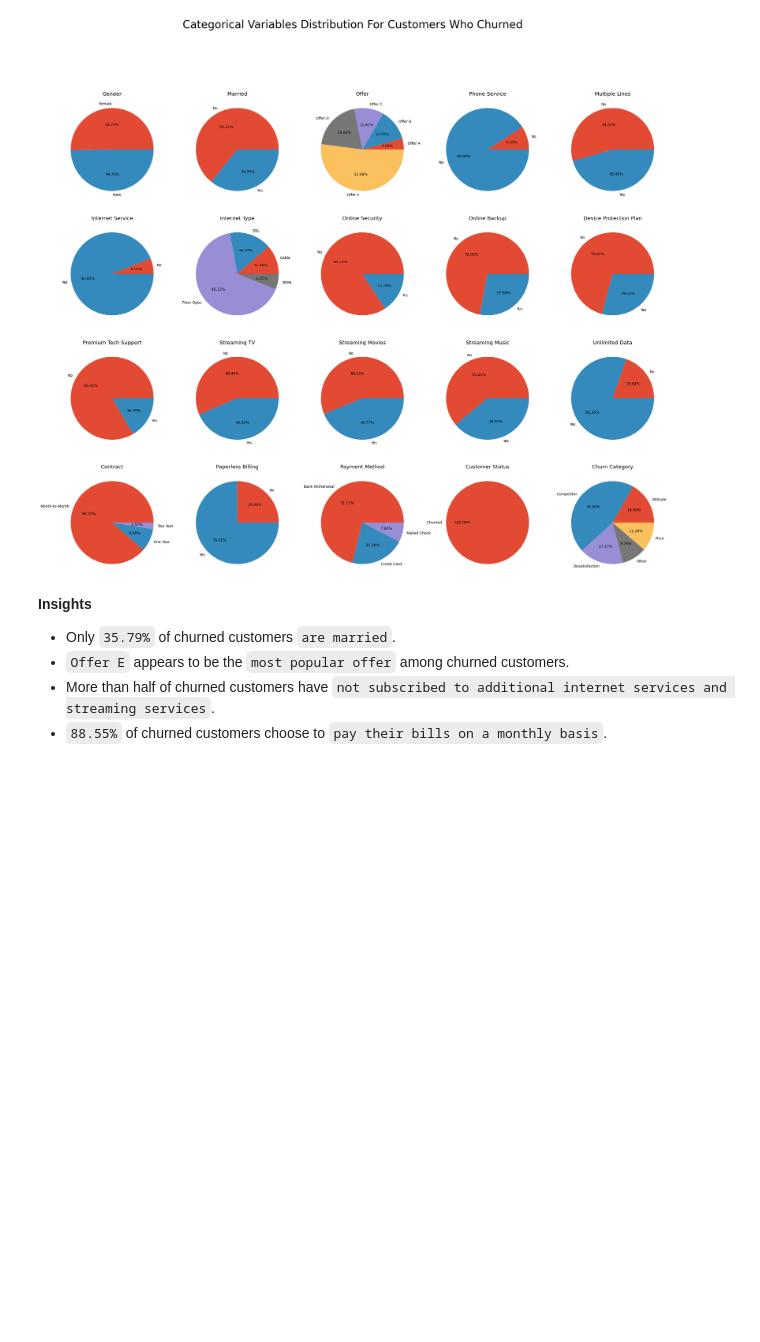
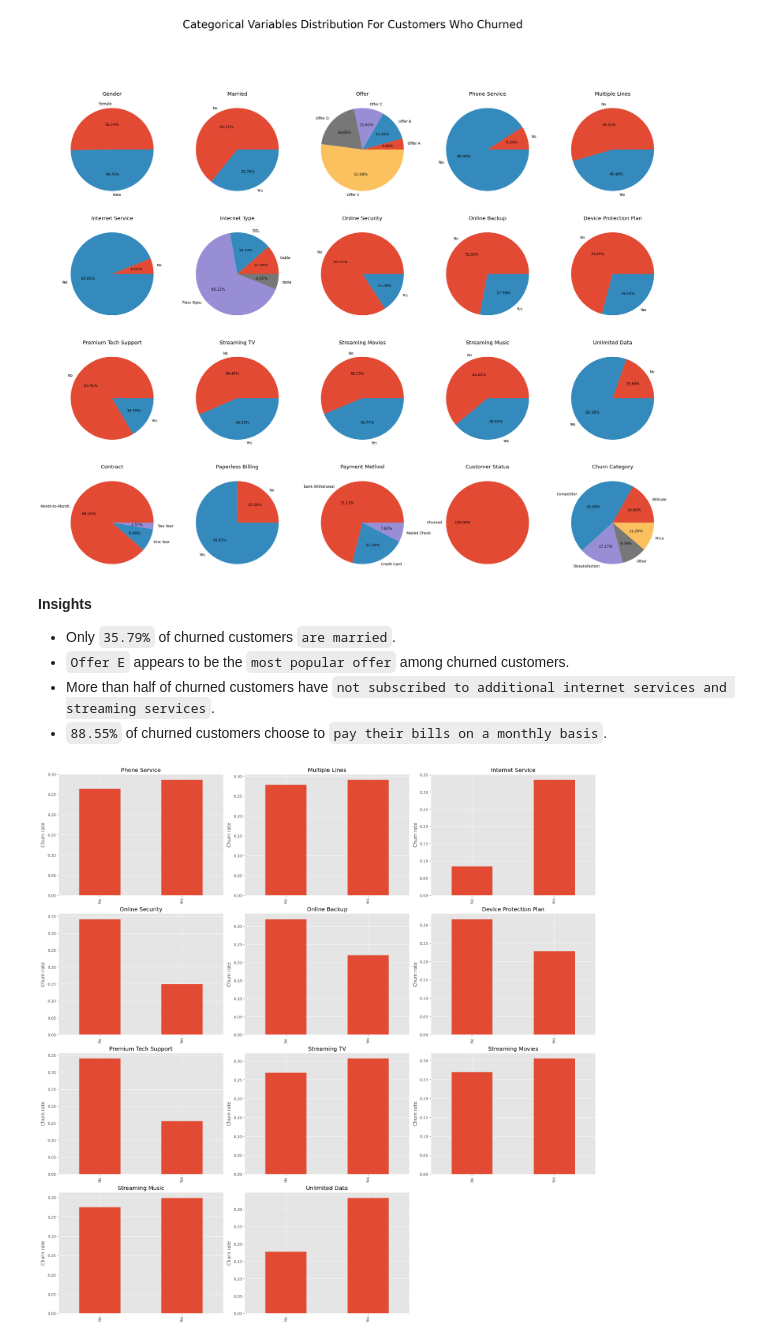
Before and after one commit to bhutto17/Telecom-Churn-Analysis, a Jupyter notebook: Telecom_Churn_Analysis.ipynb, the cells around one changed output. Saved outputs shown, nothing was run; the diff lists cells and outputs as text; code cells hidden in the pictures; blank space fills up the shorter version.

Commit message:
Analyze churn rates for various services using bar plots

```diff
--- a/Telecom_Churn_Analysis.ipynb
+++ b/Telecom_Churn_Analysis.ipynb
@@ -419,3 +419,35 @@ plt.show()
 - `Offer E` appears to be the `most popular offer` among churned customers.
 - More than half of churned customers have `not subscribed to additional internet services and streaming services`.
 - `88.55%` of churned customers choose to `pay their bills on a monthly basis`.
+# %%
+# Concatenate the dataframes vertically (row-wise) using pd.concat()
+data = pd.concat([df_stayed, df_churned], ignore_index=True)
+# %%
+n_data = data.copy()
+n_data['Churned'] = (n_data['Customer Status'] == 'Churned').astype(int)
+
+services = ['Phone Service', 'Multiple Lines', 'Internet Service', 'Online Security',
+            'Online Backup', 'Device Protection Plan', 'Premium Tech Support',
+            'Streaming TV', 'Streaming Movies', 'Streaming Music', 'Unlimited Data']
+
+# Calculate number of rows needed for plots
+n = len(services)
+ncols = 3  # number of columns of subplots
+nrows = n // ncols + (n % ncols > 0)  # calculate number of rows needed
+
+fig, axs = plt.subplots(nrows=nrows, ncols=ncols, figsize=(20, nrows*5), constrained_layout=True)
+axs = axs.ravel()  # to flatten the array of axs
+
+for i, service in enumerate(services):
+    n_data.groupby(service)['Churned'].mean().plot(kind='bar', ax=axs[i])
+    axs[i].set_ylabel('Churn rate')
+    axs[i].set_title(service)
+    axs[i].set_xlabel(None)
+
+# remove unused subplots
+for j in range(i+1, nrows*ncols):
+    fig.delaxes(axs[j])
+
+plt.show()
+# %% [output]
+[figure, added]
```
